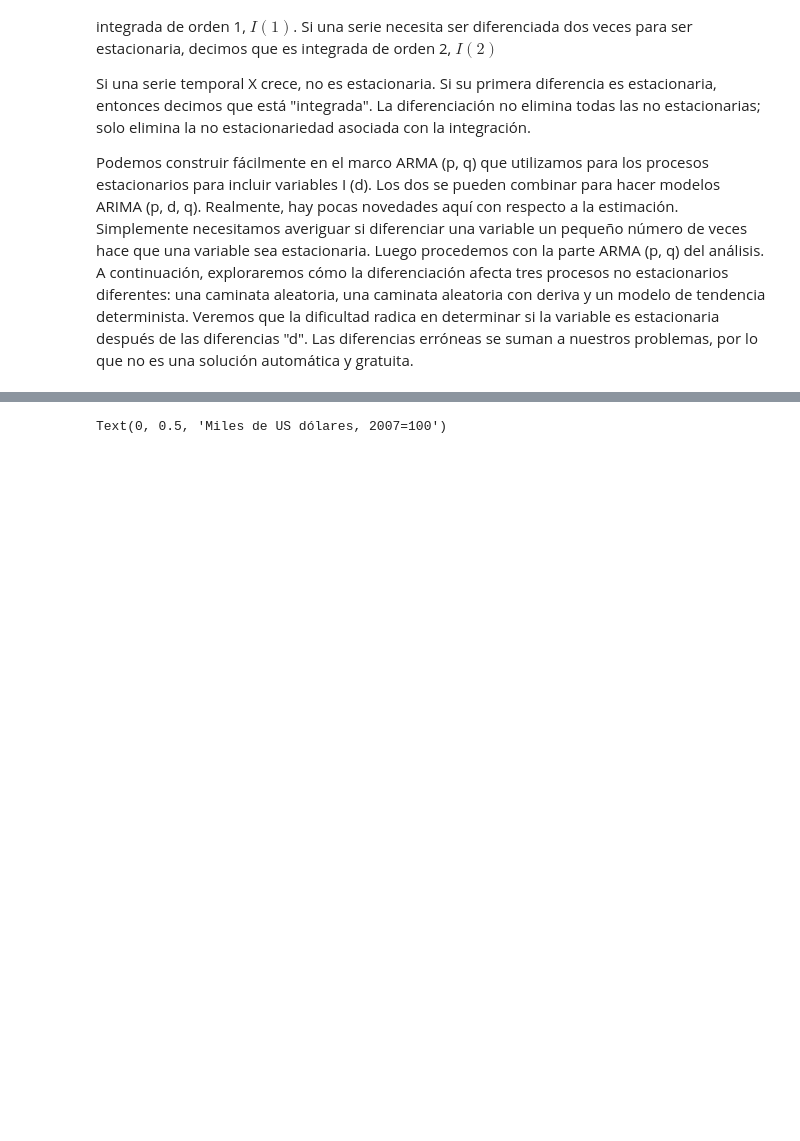
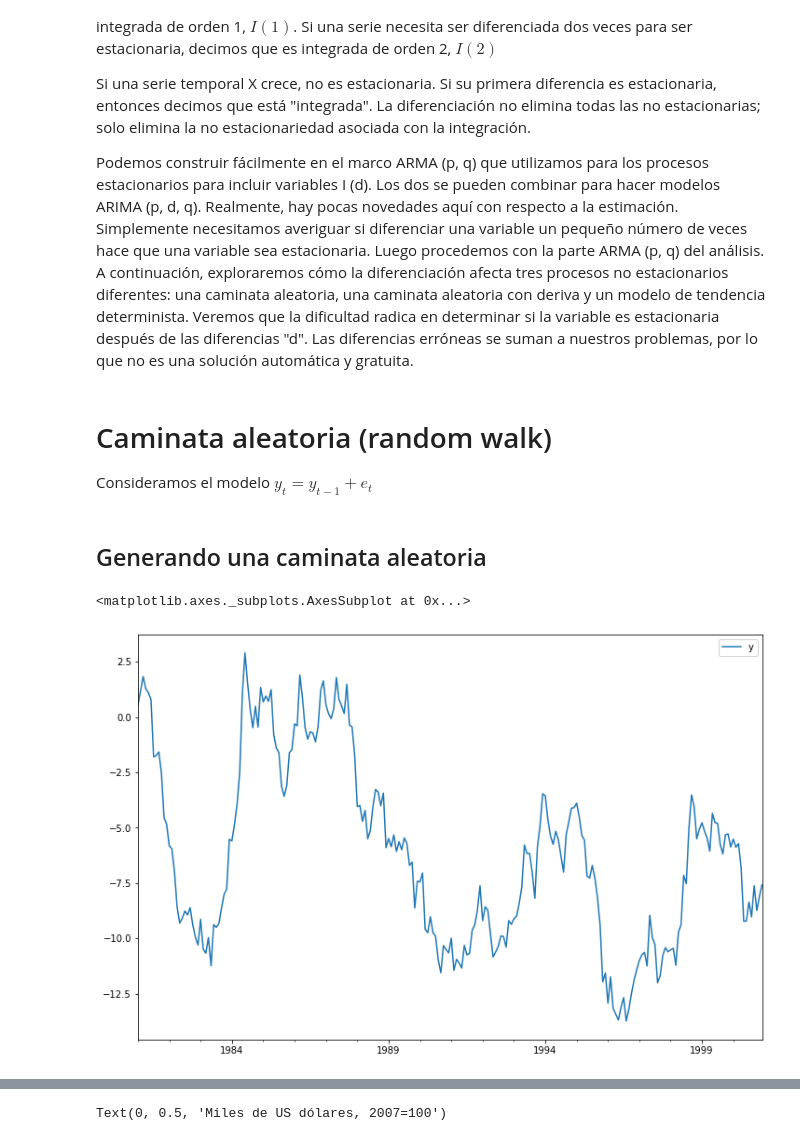
Before and after one commit to jslr1997/ECOG2046, a Jupyter notebook: notebooks/4_Procesos_ARIMA_NO_estacionarios.ipynb, the cells around one changed output, grey strips where cells are left out. Drawn from its saved outputs; the diff is of its cells as text; code cells hidden in the pictures; blank space fills up the shorter version.

```diff
--- a/notebooks/4_Procesos_ARIMA_NO_estacionarios.ipynb
+++ b/notebooks/4_Procesos_ARIMA_NO_estacionarios.ipynb
@@ -25,3 +25,24 @@ Si una serie temporal X crece, no es estacionaria. Si su primera diferencia es e
 
 Podemos construir fácilmente en el marco ARMA (p, q) que utilizamos para los procesos estacionarios para incluir variables I (d). Los dos se pueden combinar para hacer modelos ARIMA (p, d, q). Realmente, hay pocas novedades aquí con respecto a la estimación. Simplemente necesitamos averiguar si diferenciar una variable un pequeño número de veces hace que una variable sea estacionaria. Luego procedemos con la parte ARMA (p, q) del análisis.
 A continuación, exploraremos cómo la diferenciación afecta tres procesos no estacionarios diferentes: una caminata aleatoria, una caminata aleatoria con deriva y un modelo de tendencia determinista. Veremos que la dificultad radica en determinar si la variable es estacionaria después de las diferencias "d". Las diferencias erróneas se suman a nuestros problemas, por lo que no es una solución automática y gratuita.
+# %% [markdown]
+# Caminata aleatoria (random walk)
+
+Consideramos el modelo $y_t = y_{t-1}+e_t$
+# %% [markdown]
+## Generando una caminata aleatoria
+# %%
+arparams = np.array([1, -1])
+maparams = np.array([1])
+
+nobs = 240
+
+y = arma_generate_sample(arparams, maparams, nobs)
+# %%
+y=pd.DataFrame(y, columns=['y'])
+y.index = pd.period_range('1981-01-01', '2000-12-01', freq='M')
+# %%
+y.plot(figsize=(12,8))
+# %% [output]
+<matplotlib.axes._subplots.AxesSubplot at 0x...>
+[figure, added]
```
Also changed, not shown: parts of 33 cells of this notebook, 2 other files.
